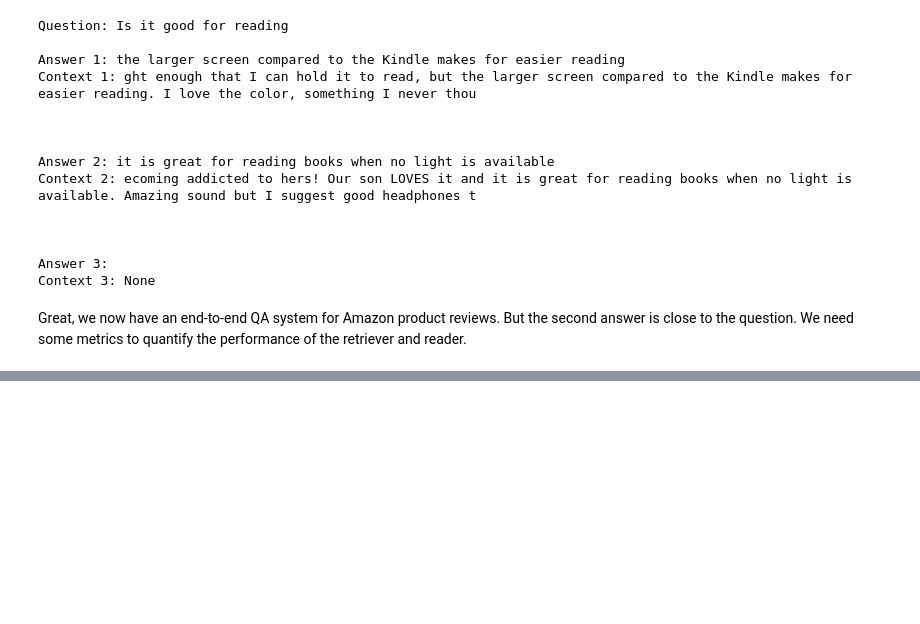
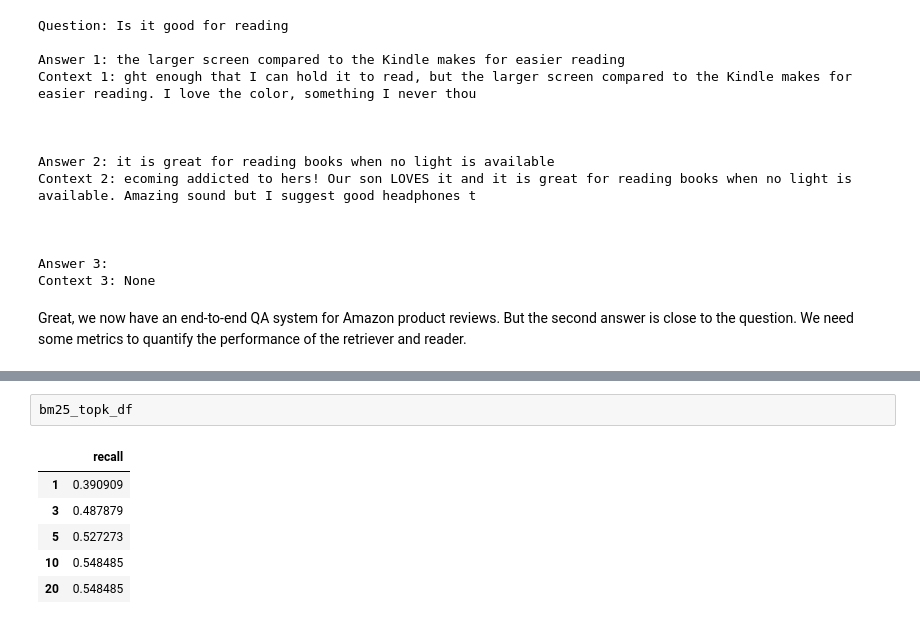
Before and after one commit to JpChii/nlp-with-hugging-face, a Jupyter notebook: notebooks/7-question-answering.ipynb, the cells around one changed output, grey strips where cells are left out. Saved outputs shown, nothing was run; the diff lists cells and outputs as text; blank space fills up the shorter version.

```diff
--- a/notebooks/7-question-answering.ipynb
+++ b/notebooks/7-question-answering.ipynb
@@ -1026,0 +1258,9 @@ Great, we now have an end-to-end QA system for Amazon product reviews. But the s
+# %%
+bm25_topk_df
+# %% [output]
+|  | recall |
+| 1 | 0.390909 |
+| 3 | 0.487879 |
+| 5 | 0.527273 |
+| 10 | 0.548485 |
+| 20 | 0.548485 |
```
Also changed, not shown: parts of 24 cells of this notebook.
